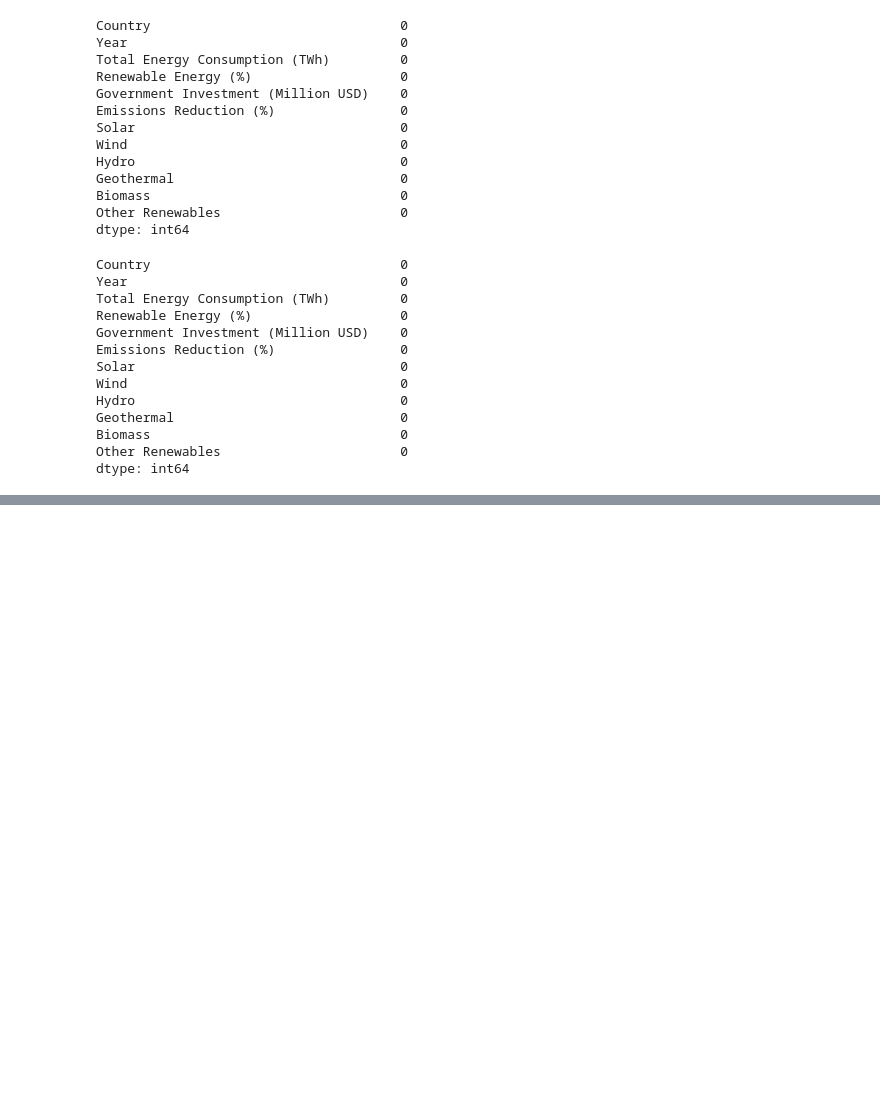
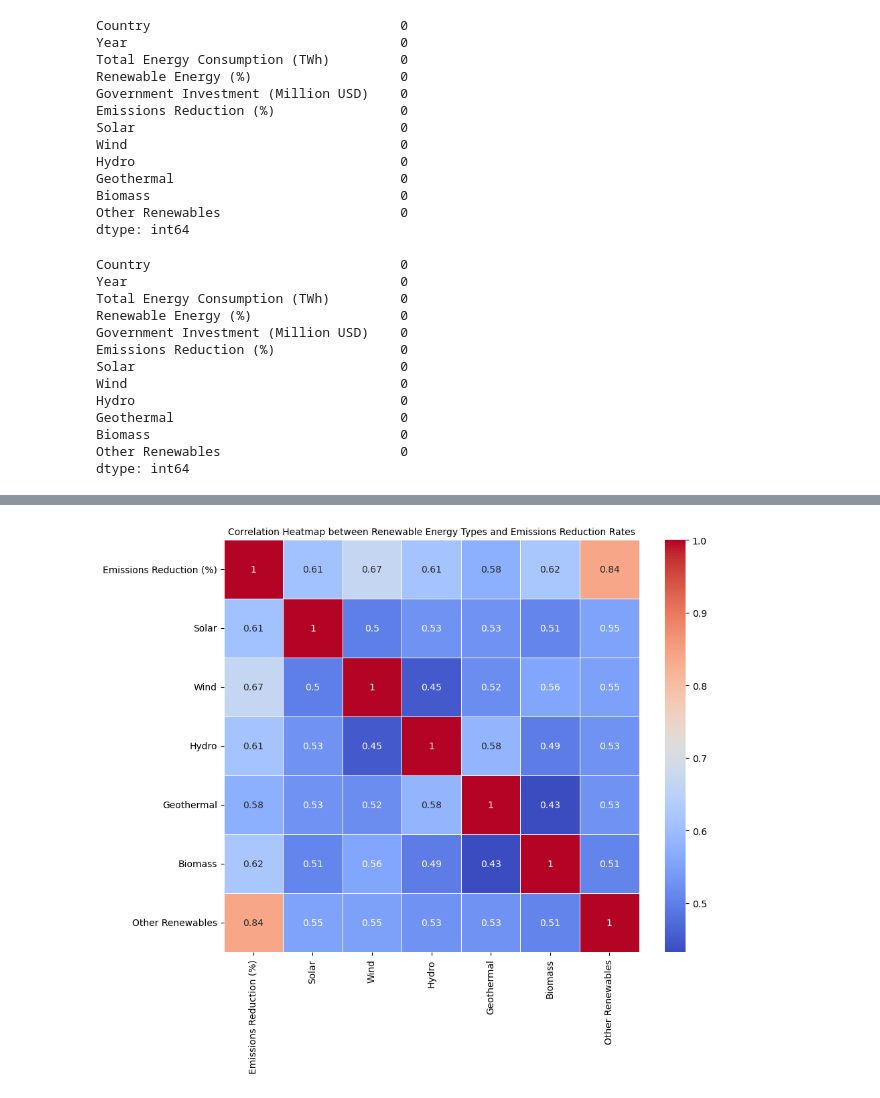
Before and after one commit to KunterC/Renewable_Energy_Data, a Jupyter notebook: Analysis.ipynb, the cells around one changed output, grey strips where cells are left out. Cells and saved outputs as stored; diff of their text form; code cells hidden in the pictures; blank space fills up the shorter version.

```diff
--- a/Analysis.ipynb
+++ b/Analysis.ipynb
@@ -220,0 +300,13 @@ plt.show()
+# %%
+#list of columns that are types of renewable energies and the Emissions Reduction rates
+columns_to_correlate = ["Emissions Reduction (%)", "Solar", "Wind", "Hydro", "Geothermal", "Biomass", "Other Renewables"]
+selected_df = energy_df[columns_to_correlate] #gets the column names
+
+corr = selected_df.corr() #correlates between columns to see if they correlate
+
+plt.figure(figsize=(10, 8)) #creates a figure of size 10 to 8 for a heatmap that shows correlations of columns
+sb.heatmap(corr, annot=True, cmap='coolwarm', linewidths=0.5) #creates a heatmap
+plt.title('Correlation Heatmap between Renewable Energy Types and Emissions Reduction Rates', fontsize=10) #creates a title for heatmap
+plt.show() #shows the heatmap
+# %% [output]
+[figure, added]
```
Also changed, not shown: parts of 25 cells of this notebook, 1 other file.
